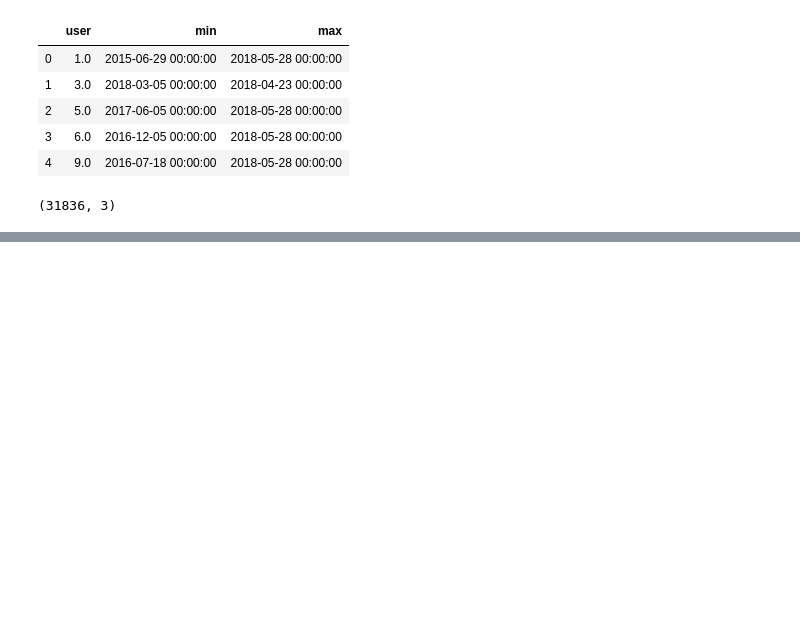
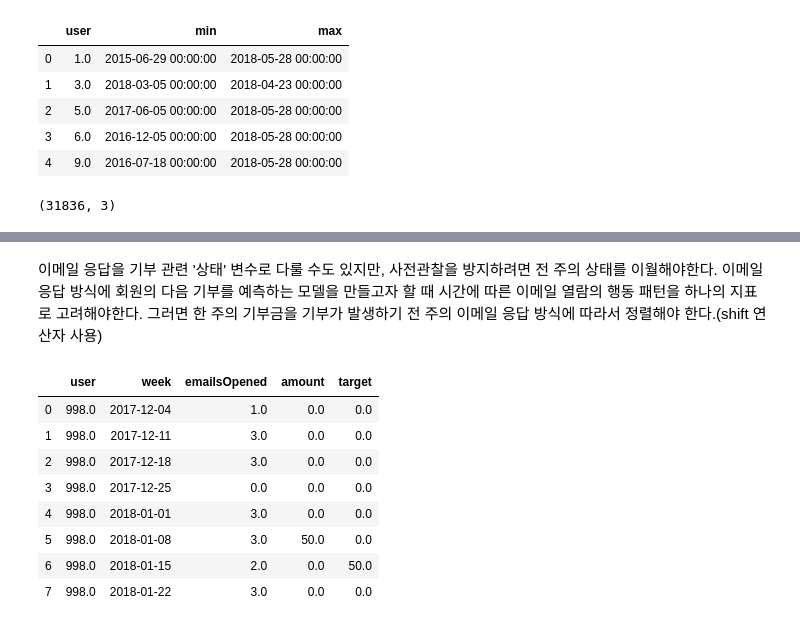
Before and after one commit to Young-Jo-Choi/data_analysis, a Jupyter notebook: Practical_Time_Series_Analysis/2장 단순_시계열_1.ipynb, the cells around one changed output, grey strips where cells are left out. Drawn from its saved outputs; the diff is of its cells as text; code cells hidden in the pictures; blank space fills up the shorter version.

```diff
--- a/Practical_Time_Series_Analysis/2장 단순_시계열_1.ipynb
+++ b/Practical_Time_Series_Analysis/2장 단순_시계열_1.ipynb
@@ -208,0 +212,3 @@ all_email.shape
+# %%
+donations['timestamp'] = pd.to_datetime(donations['timestamp'])
+donations.set_index('timestamp',inplace=True)
@@ -208,0 +225,5 @@ all_email.shape
+# %%
+# resample은 고정된 빈도로 시계열을 변환할 수 있다. 당연히 누락값이 발생할 수 있다.
+# 각 회원의 부분집합에 대한 데이터프레임을 구하여 주단위로 그룹화하여 기부금 총액을 구하고 기부가 없는 주는 삭제한다.
+agg_don = donations.groupby('user').apply(lambda df:df['amount'].resample("W-MON").sum().dropna())
+agg_don
@@ -208,0 +255,16 @@ all_email.shape
+# %%
+merged_df = pd.DataFrame()
+for member, member_email in all_email.groupby('user'):
+    # 특정 회원의 기부 데이터
+    member_donations = agg_don[agg_don.index.get_level_values('user')==member]
+    # 재색인
+    member_donations = member_donations.droplevel(0)
+    member_email.set_index('week',inplace=True)
+    member_email.sort_index(inplace = True)
+
+    # 병합
+    df = pd.merge(member_email, member_donations, how='left',
+                 left_index = True, right_index=True)
+    df.fillna(0)
+
+    merged_df = merged_df.append(df.reset_index()[['user', 'week', 'emailsOpened', 'amount']])
@@ -208,0 +280,17 @@ all_email.shape
+# %% [markdown]
+이메일 응답을 기부 관련 '상태' 변수로 다룰 수도 있지만, 사전관찰을 방지하려면 전 주의 상태를 이월해야한다. 이메일 응답 방식에 회원의 다음 기부를 예측하는 모델을 만들고자 할 때 시간에 따른 이메일 열람의 행동 패턴을 하나의 지표로 고려해야한다. 그러면 한 주의 기부금을 기부가 발생하기 전 주의 이메일 응답 방식에 따라서 정렬해야 한다.(shift 연산자 사용)
+# %%
+df = merged_df[merged_df['user']==998]
+df['target'] = df['amount'].shift(1)
+df = df.fillna(0)
+df.head(8)
+# %% [output]
+|  | user | week | emailsOpened | amount | target |
+| 0 | 998.0 | 2017-12-04 | 1.0 | 0.0 | 0.0 |
+| 1 | 998.0 | 2017-12-11 | 3.0 | 0.0 | 0.0 |
+| 2 | 998.0 | 2017-12-18 | 3.0 | 0.0 | 0.0 |
+| 3 | 998.0 | 2017-12-25 | 0.0 | 0.0 | 0.0 |
+| 4 | 998.0 | 2018-01-01 | 3.0 | 0.0 | 0.0 |
+| 5 | 998.0 | 2018-01-08 | 3.0 | 50.0 | 0.0 |
+| 6 | 998.0 | 2018-01-15 | 2.0 | 0.0 | 50.0 |
+| 7 | 998.0 | 2018-01-22 | 3.0 | 0.0 | 0.0 |
```
Also changed, not shown: parts of 9 cells of this notebook.
